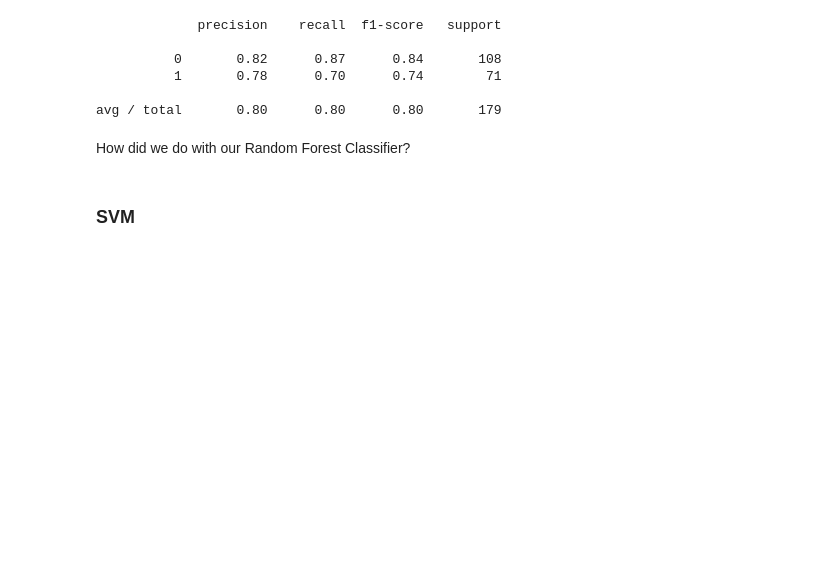
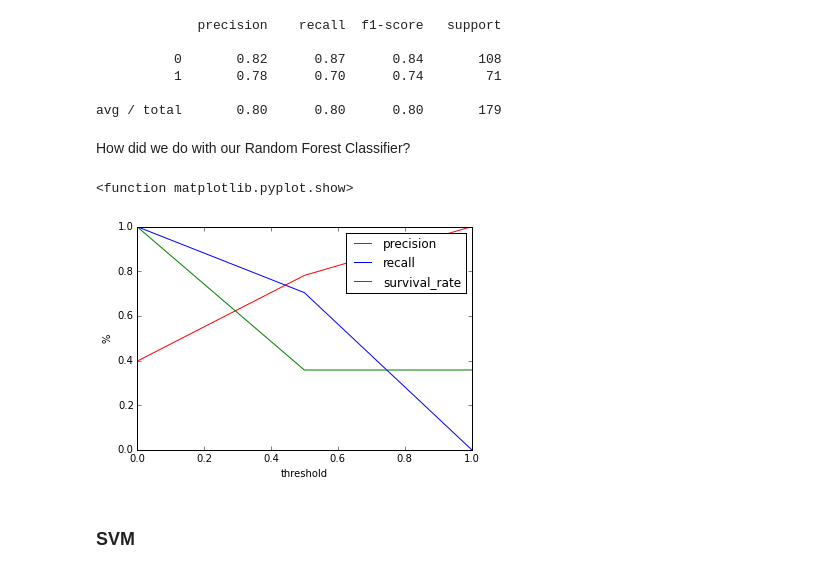
Before and after one commit to rebeccabilbro/titanic, a Jupyter notebook: titanicML.ipynb, the cells around one changed output. Drawn from its saved outputs; the diff is of its cells as text; code cells hidden in the pictures; blank space fills up the shorter version.

Commit message:
sketching out precision recall curve

```diff
--- a/titanicML.ipynb
+++ b/titanicML.ipynb
@@ -231,3 +229,24 @@ from sklearn.metrics import precision_recall_curve
+# %%
+from sklearn.metrics import precision_recall_curve
+
+precision, recall, thresholds = precision_recall_curve(y_test, predicted)
+thresholds = np.array([0,.5,1])
+survival_rate = []
+for threshold in thresholds:
+    survival_rate.append((predicted >= threshold).mean())
+# %%
+plt.plot(thresholds, precision, color='red')
+plt.plot(thresholds, recall, color='blue')
+plt.plot(thresholds, survival_rate, color='green')
+leg = plt.legend(('precision', 'recall','survival_rate'), frameon=True)
+leg.get_frame().set_edgecolor('k')
+
+plt.xlabel('threshold')
+plt.ylabel('%')
+plt.show
+# %% [output]
+<function matplotlib.pyplot.show>
+[figure, added]
 # %% [markdown]
 ### SVM
 # %% [markdown]
```
Also changed, not shown: parts of 1 cell of this notebook.
